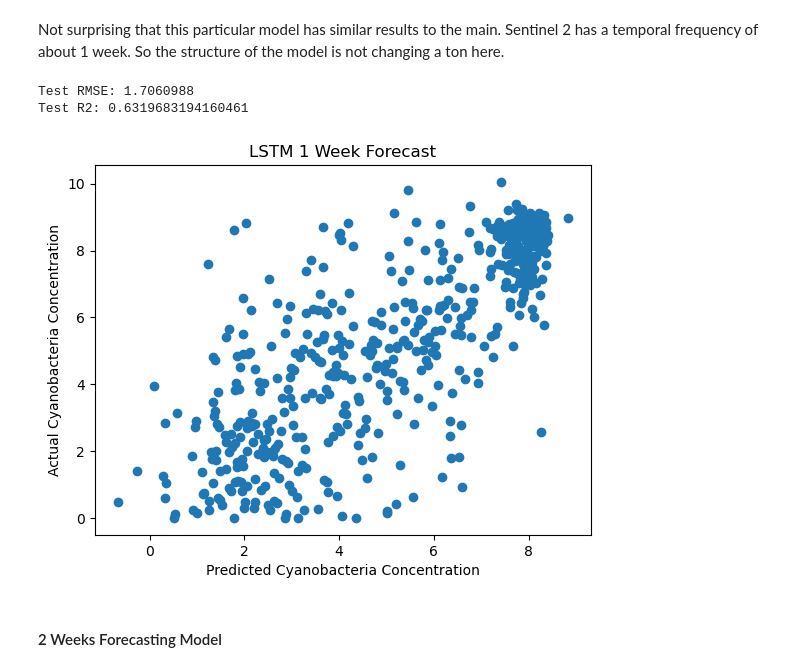
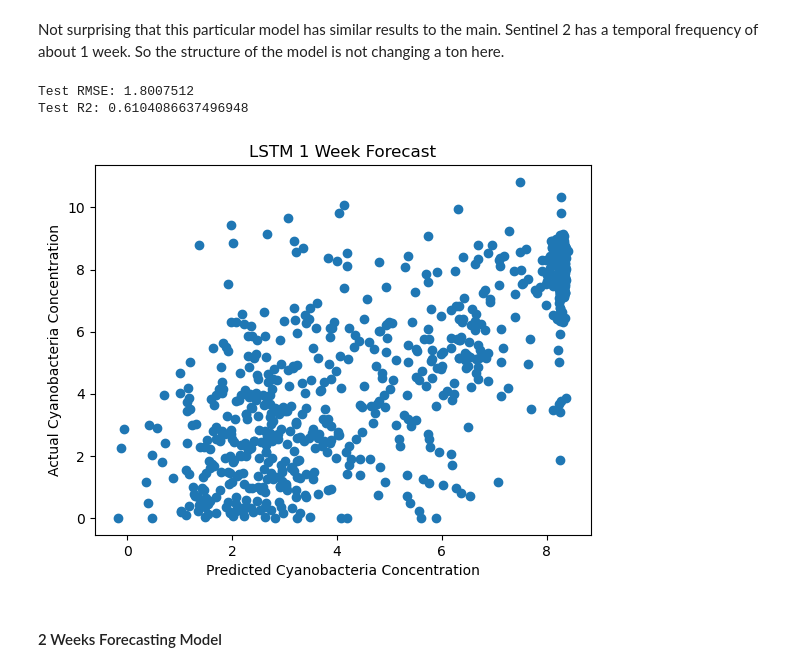
Before and after one commit to iwrobleski04/mlcc-final-project, a Jupyter notebook: time_series_model/forecast_LSTM.ipynb, the cells around one changed output. Saved outputs shown, nothing was run; the diff lists cells and outputs as text; code cells hidden in the pictures.

Commit message:
done withforecast models + spatial split

```diff
--- a/time_series_model/forecast_LSTM.ipynb
+++ b/time_series_model/forecast_LSTM.ipynb
@@ -307,6 +339,8 @@ feature_cols = ['NIR', 'SWIR', 'blue', 'green', 'ndci', 'ndti', 'ndvi', 'ndwi',
                'precip_3d_mm', 'wind_speed_ms', 'solar_rad_wm2']
 xdata1 = []
 ydata1 = []
+lat = []
+lon = []
 
 groups = ['latitude', 'longitude', 'sample_date', 'cyanobacteria_abundance']
 
@@ -323,14 +357,21 @@ for _, group in df1.groupby(groups):
         #target feature
         ydata1.append(group['cyanobacteria_abundance'].iloc[0])
 
+        #lat/lon
+        lat.append(group['latitude'].iloc[0])
+        lon.append(group['longitude'].iloc[0])
+
 xdata1 = np.array(xdata1)
 ydata1 = np.array(ydata1)
+lat = np.array(lat)
+lon = np.array(lon)
 
 #take log of cyanobacteria abundance
 ydata1 = np.log1p(ydata1)
 
 print("Shape of Data for 1 Week Forecast")
 print(xdata1.shape)
+print(lat.shape)
 # %% [output]
 Shape of Data for 1 Week Forecast
 (5707, 8, 16)
@@ -337,6 +379,10 @@ Shape of Data for 1 Week Forecast
 # %%
 #train test split
-xtrain1, xtest1, ytrain1, ytest1 = train_test_split(xdata1, ydata1, test_size = 0.1, random_state = 999)
+xtrain1, xtest1, ytrain1, ytest1 = spatial_train_test_split(
+    xdata1, ydata1, lat, lon,
+    test_size=0.15,
+    random_state=999
+)
 xtrain1, scaler = scale_data(xtrain1, fit=True)
 # %%
 #train models
@@ -400,31 +446,31 @@ Not surprising that this particular model has similar results to the main. Senti
 # %%
 #train final model and run on the test set
 xtest1, _ = scale_data(xtest1, scaler=scaler, fit=False)
 preds, y_true, model, rmse, r2 = run_model_no_kfold(
     xtrain1, ytrain1,
     xtest1, ytest1,
     input_size=xtrain1.shape[2],
-    hidden_size=32,
+    hidden_size=16,
     num_layers=1,
     learning_rate=0.01,
     loss_type="mse"
 )
 
 print("Test RMSE:", rmse)
 preds = preds.numpy()
 y_true = y_true.numpy()
 r2 = r2_score(y_true, preds)
 print("Test R2:", r2)
 
 plt.scatter(preds, y_true)
 plt.xlabel("Predicted Cyanobacteria Concentration")
 plt.ylabel("Actual Cyanobacteria Concentration")
 plt.title("LSTM 1 Week Forecast")
 plt.show()
 # %% [output]
-Test RMSE: 1.7060988
-Test R2: 0.6319683194160461
+Test RMSE: 1.8007512
+Test R2: 0.6104086637496948
-[figure, old version]
+[figure, new version]
 # %% [markdown]
 #### 2 Weeks Forecasting Model
 # %%
```
Also changed, not shown: parts of 22 cells of this notebook, 2 other files.
